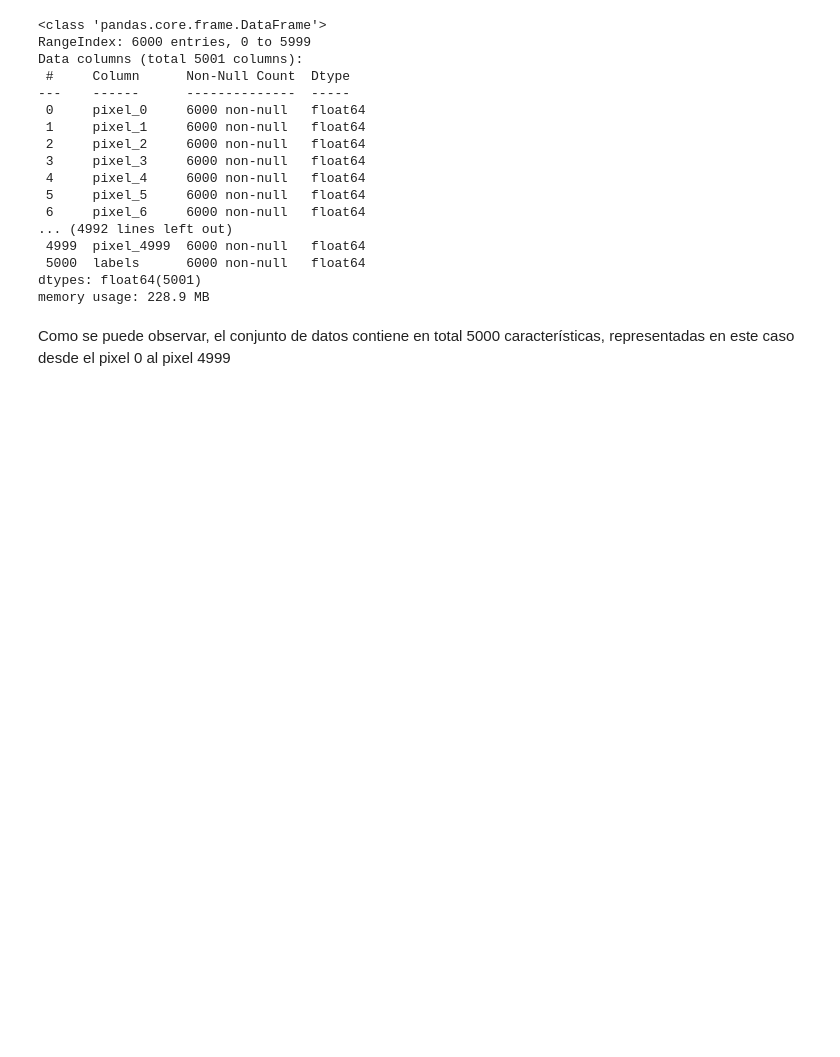
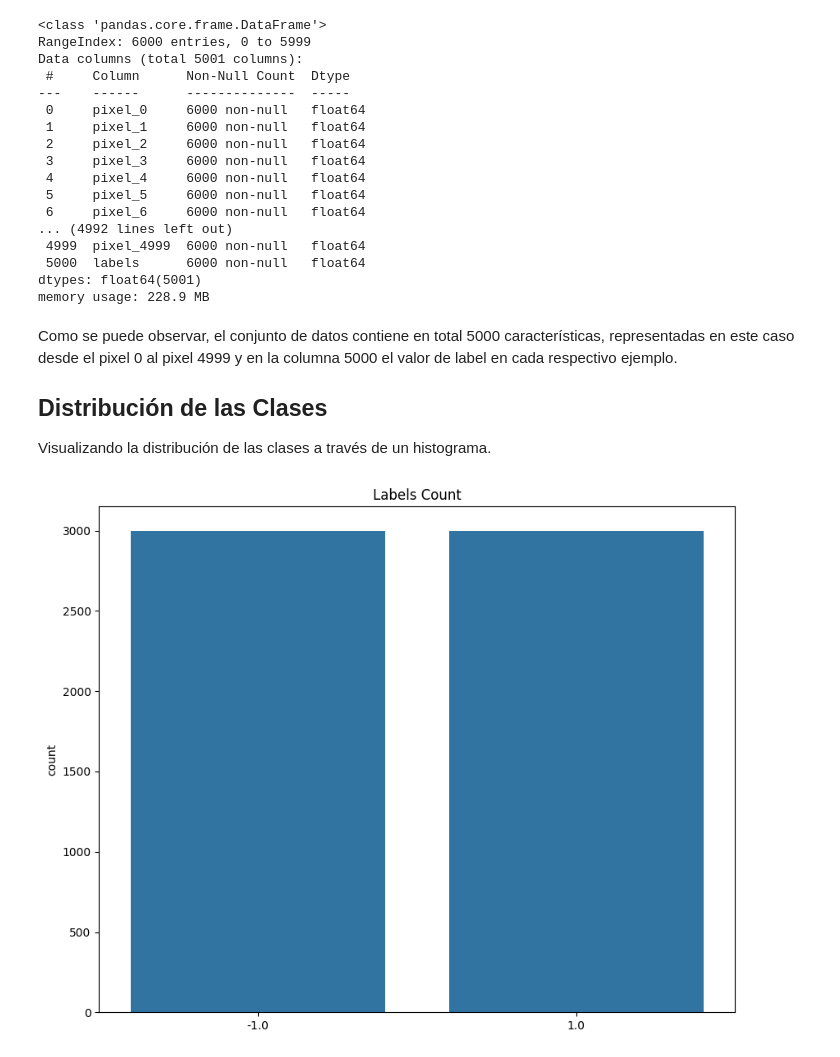
Before and after one commit to DanielJCC/Machine-Learning-3er-Seguimiento, a Jupyter notebook: Gisette_Dataset.ipynb, the cells around one changed output. Cells and saved outputs as stored; diff of their text form; code cells hidden in the pictures; blank space fills up the shorter version.

```diff
--- a/Gisette_Dataset.ipynb
+++ b/Gisette_Dataset.ipynb
@@ -99,4 +99,13 @@ Data columns (total 5001 columns):
 dtypes: float64(5001)
 memory usage: 228.9 MB
 # %% [markdown]
-Como se puede observar, el conjunto de datos contiene en total 5000 características, representadas en este caso desde el pixel 0 al pixel 4999
+Como se puede observar, el conjunto de datos contiene en total 5000 características, representadas en este caso desde el pixel 0 al pixel 4999 y en la columna 5000 el valor de label en cada respectivo ejemplo.
+## Distribución de las Clases
+Visualizando la distribución de las clases a través de un histograma.
+# %%
+ax=plt.subplots(1,1,figsize=(10,8))
+sns.countplot(x=training_labels)
+plt.title("Labels Count")
+plt.show()
+# %% [output]
+[figure, added]
```
